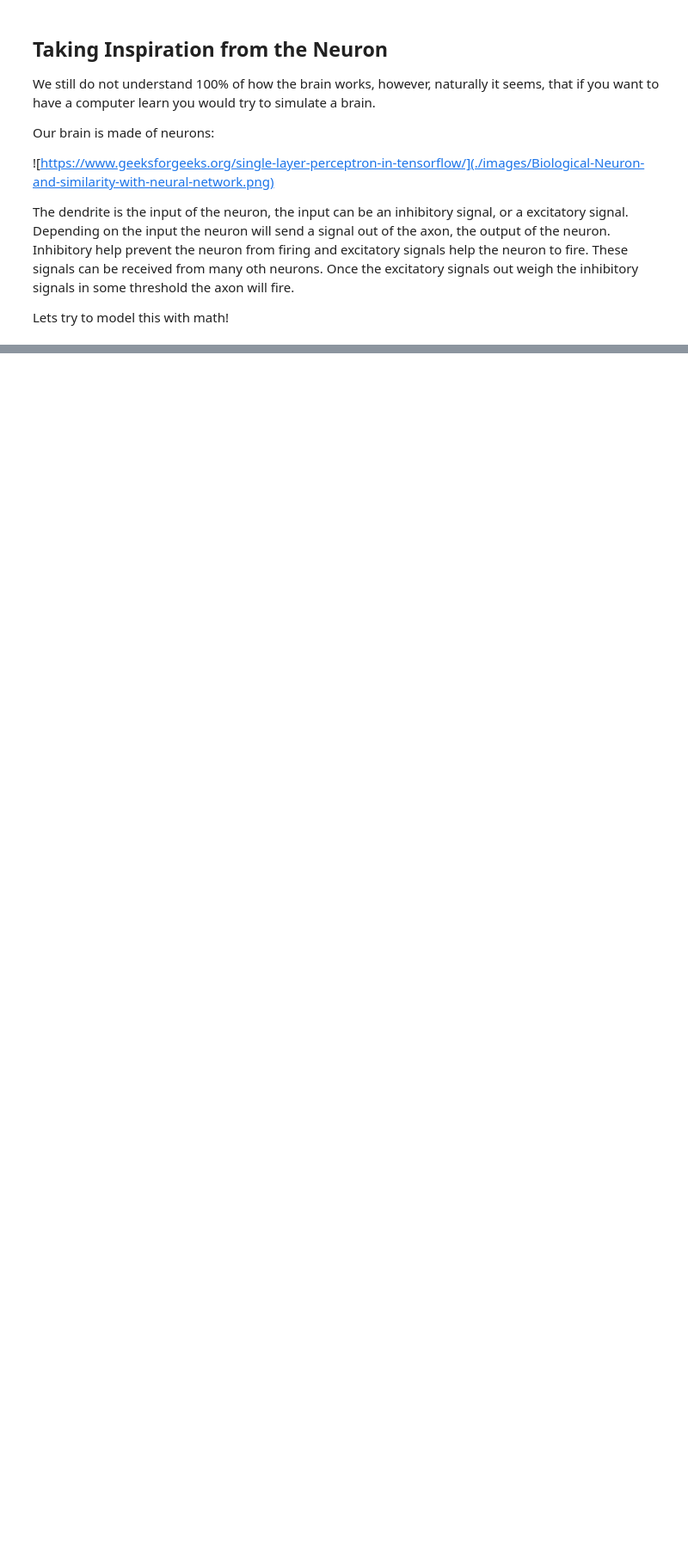
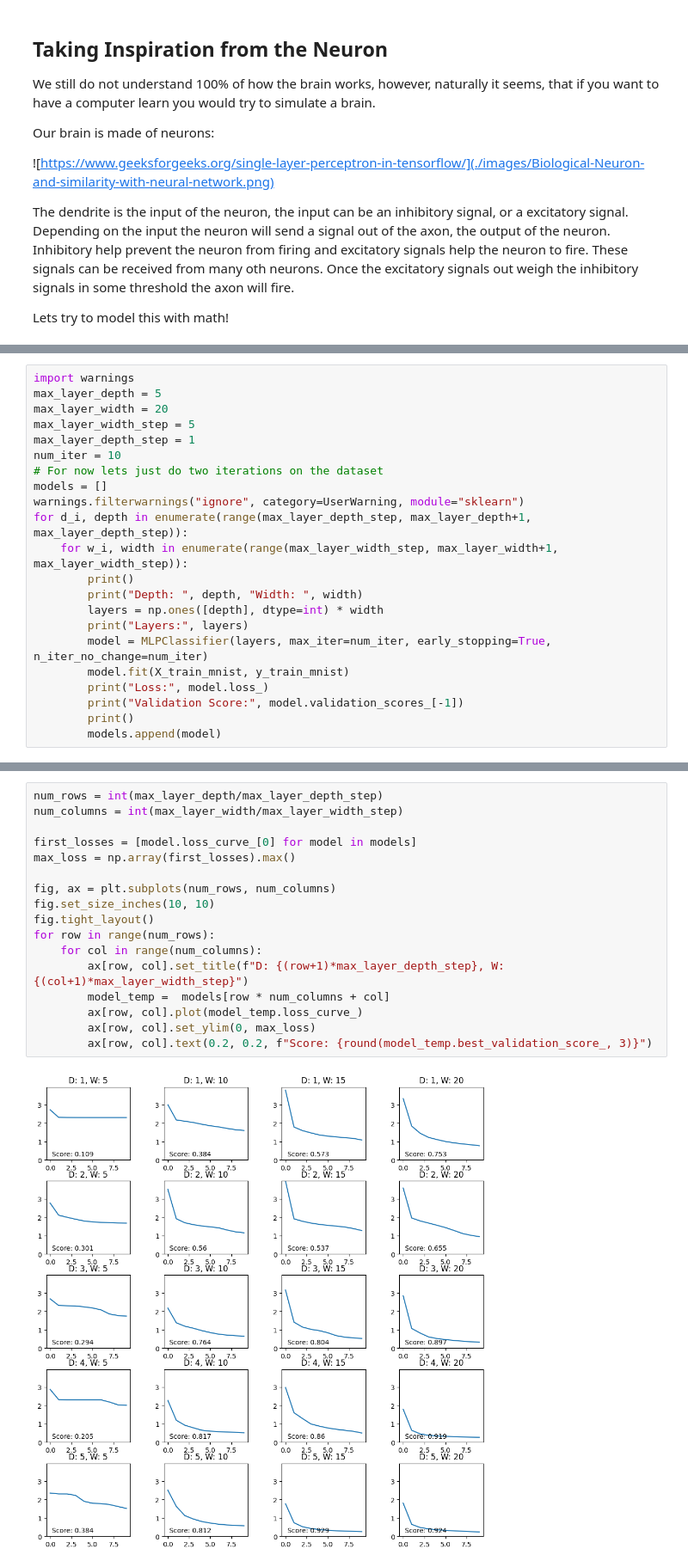
Before and after one commit to NCState-Exploring-Machine-Learning/unit-7-intro-to-neural-networks, a Jupyter notebook: unit-7-intro-to-neural-networks.ipynb, the cells around one changed output, grey strips where cells are left out. Shown at 86% size. Saved outputs shown, nothing was run; the diff lists cells and outputs as text; blank space fills up the shorter version.

```diff
--- a/unit-7-intro-to-neural-networks.ipynb
+++ b/unit-7-intro-to-neural-networks.ipynb
@@ -46,0 +243,22 @@ Next we can add the threshold. Ideally we want to send out the axon if this is a
+# %%
+import warnings
+max_layer_depth = 5
+max_layer_width = 20
+max_layer_width_step = 5
+max_layer_depth_step = 1
+num_iter = 10
+# For now lets just do two iterations on the dataset
+models = []
+warnings.filterwarnings("ignore", category=UserWarning, module="sklearn")
+for d_i, depth in enumerate(range(max_layer_depth_step, max_layer_depth+1, max_layer_depth_step)):
+    for w_i, width in enumerate(range(max_layer_width_step, max_layer_width+1, max_layer_width_step)):
+        print()
+        print("Depth: ", depth, "Width: ", width)
+        layers = np.ones([depth], dtype=int) * width
+        print("Layers:", layers)
+        model = MLPClassifier(layers, max_iter=num_iter, early_stopping=True, n_iter_no_change=num_iter)
+        model.fit(X_train_mnist, y_train_mnist)
+        print("Loss:", model.loss_)
+        print("Validation Score:", model.validation_scores_[-1])
+        print()
+        models.append(model)
@@ -46,0 +283,19 @@ Next we can add the threshold. Ideally we want to send out the axon if this is a
+# %%
+num_rows = int(max_layer_depth/max_layer_depth_step)
+num_columns = int(max_layer_width/max_layer_width_step)
+
+first_losses = [model.loss_curve_[0] for model in models]
+max_loss = np.array(first_losses).max()
+
+fig, ax = plt.subplots(num_rows, num_columns)
+fig.set_size_inches(10, 10)
+fig.tight_layout()
+for row in range(num_rows):
+    for col in range(num_columns):
+        ax[row, col].set_title(f"D: {(row+1)*max_layer_depth_step}, W: {(col+1)*max_layer_width_step}")
+        model_temp =  models[row * num_columns + col]
+        ax[row, col].plot(model_temp.loss_curve_)
+        ax[row, col].set_ylim(0, max_loss)
+        ax[row, col].text(0.2, 0.2, f"Score: {round(model_temp.best_validation_score_, 3)}")
+# %% [output]
+[figure, added]
```
Also changed, not shown: parts of 24 cells of this notebook, 5 other files.
